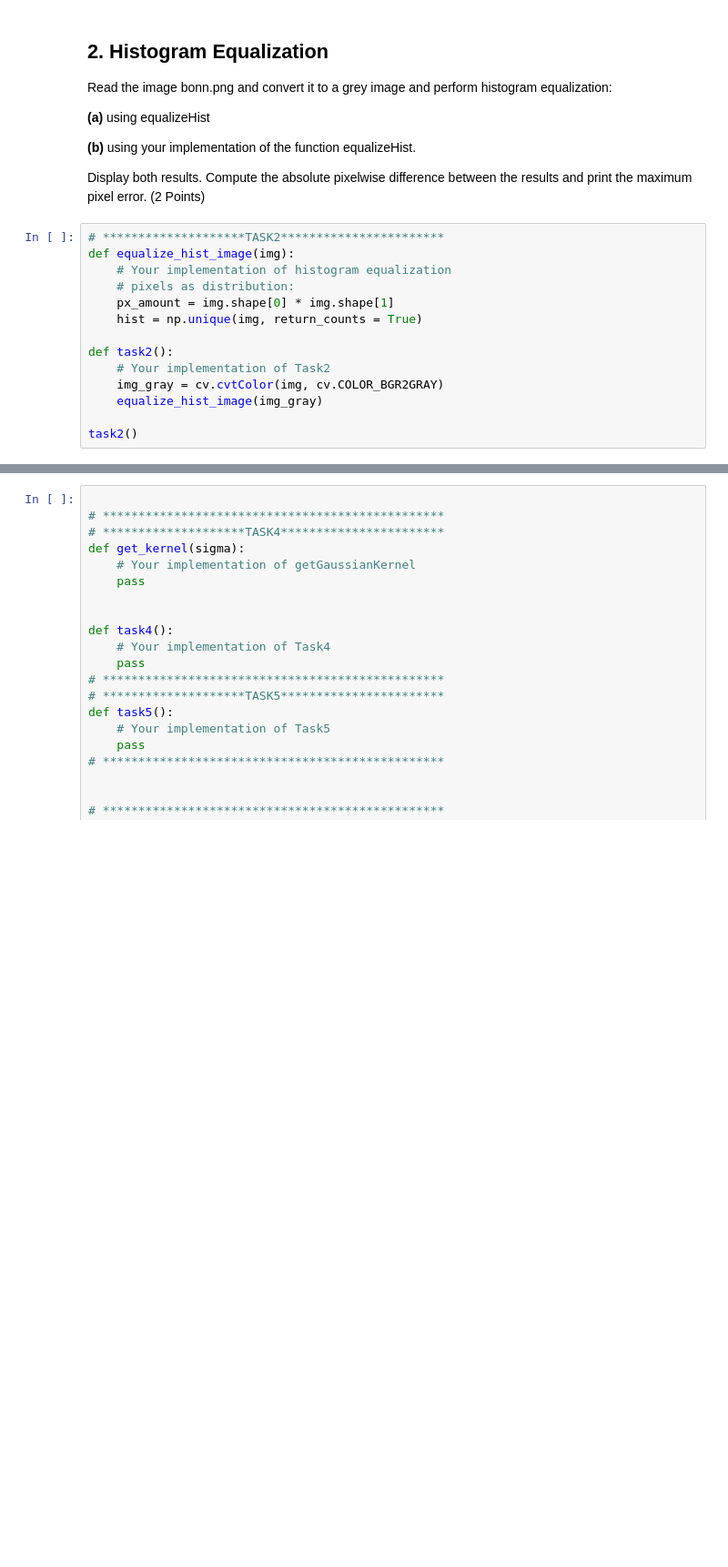
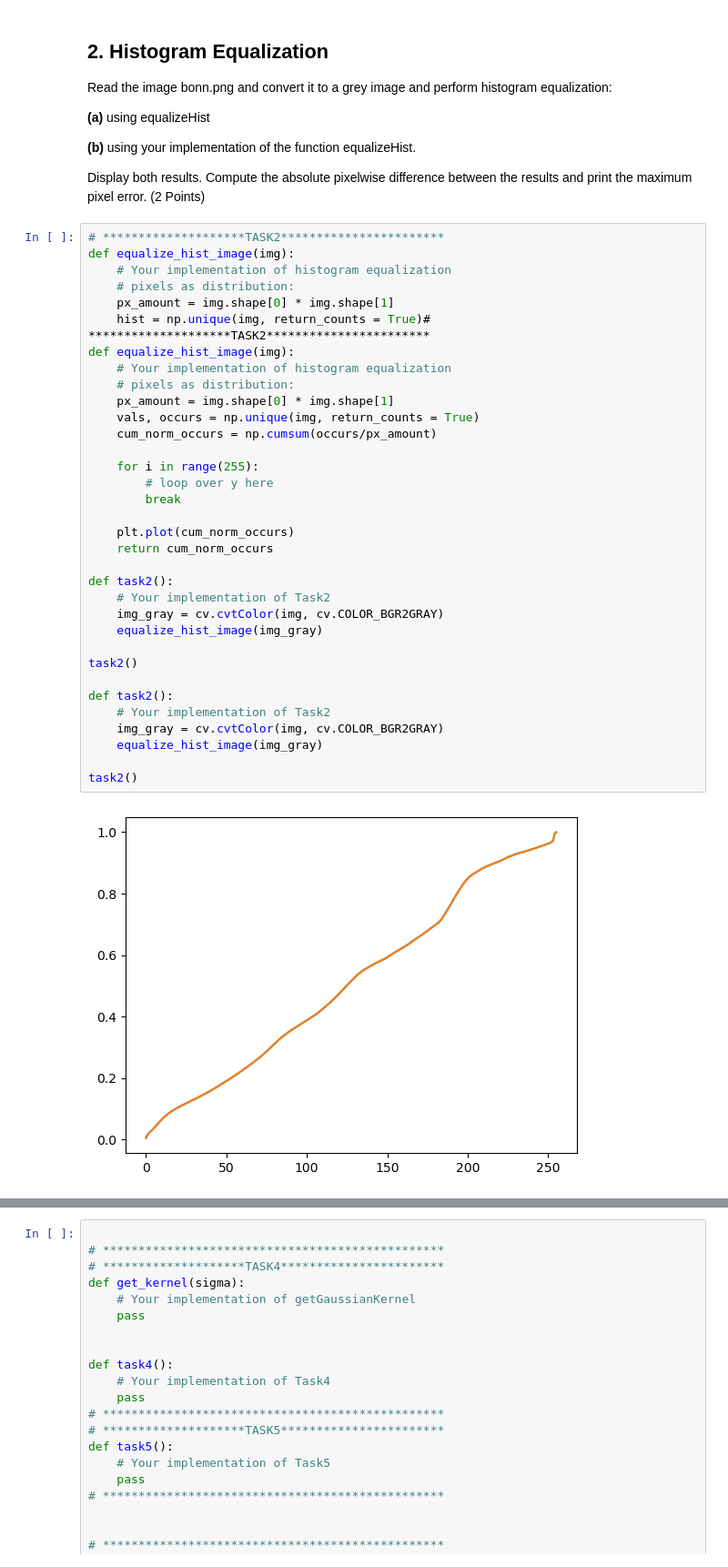
Before and after one commit to Patschwemm/CV_Course, a Jupyter notebook: Sheet01/sheet01.ipynb, the cells around one changed output, grey strips where cells are left out. Shown at 91% size. Cells and saved outputs as stored; diff of their text form; blank space fills up the shorter version.

```diff
--- a/Sheet01/sheet01.ipynb
+++ b/Sheet01/sheet01.ipynb
@@ -112,14 +112,36 @@ Display both results. Compute the absolute pixelwise difference between the resu
 # %%
 # ********************TASK2***********************
 def equalize_hist_image(img):
     # Your implementation of histogram equalization
     # pixels as distribution:
     px_amount = img.shape[0] * img.shape[1]
-    hist = np.unique(img, return_counts = True)
+    hist = np.unique(img, return_counts = True)# ********************TASK2***********************
+def equalize_hist_image(img):
+    # Your implementation of histogram equalization
+    # pixels as distribution:
+    px_amount = img.shape[0] * img.shape[1]
+    vals, occurs = np.unique(img, return_counts = True)
+    cum_norm_occurs = np.cumsum(occurs/px_amount)
+
+    for i in range(255):
+        # loop over y here
+        break
+
+    plt.plot(cum_norm_occurs)
+    return cum_norm_occurs
 
 def task2():
     # Your implementation of Task2
     img_gray = cv.cvtColor(img, cv.COLOR_BGR2GRAY)
     equalize_hist_image(img_gray)
 
 task2()
+
+def task2():
+    # Your implementation of Task2
+    img_gray = cv.cvtColor(img, cv.COLOR_BGR2GRAY)
+    equalize_hist_image(img_gray)
+
+task2()
+# %% [output]
+[figure, added]
```
Also changed, not shown: parts of 3 cells of this notebook.
